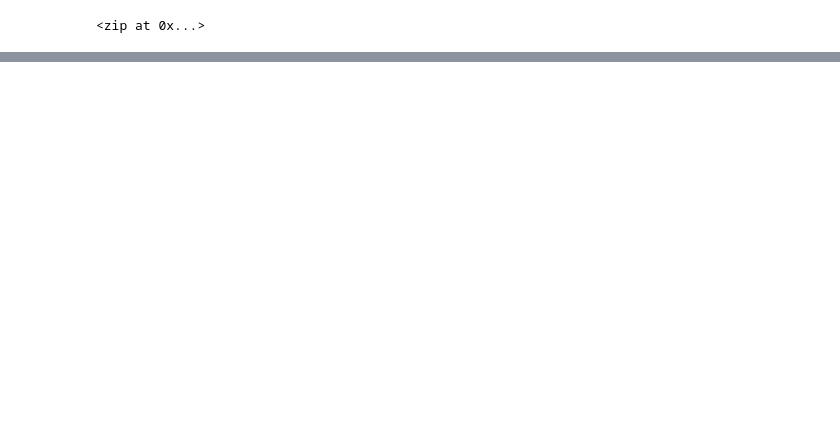
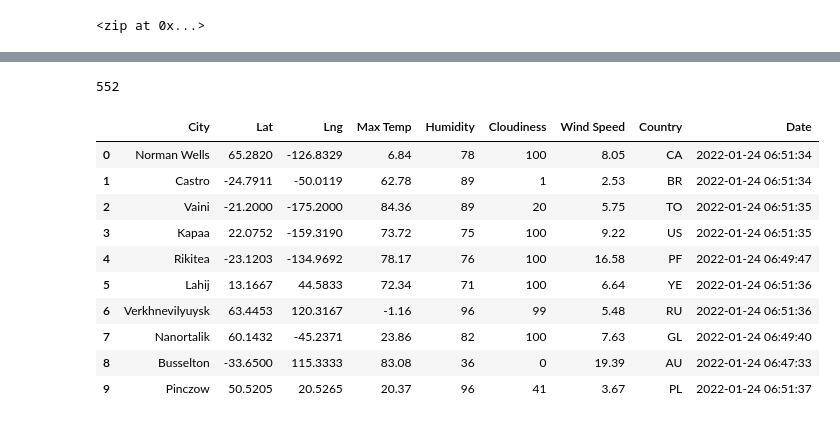
Before and after one commit to nedflowers/World_Weather_Analysis, a Jupyter notebook: WeatherPy.ipynb, the cells around one changed output, grey strips where cells are left out. Saved outputs shown, nothing was run; the diff lists cells and outputs as text; code cells hidden in the pictures; blank space fills up the shorter version.

```diff
--- a/WeatherPy.ipynb
+++ b/WeatherPy.ipynb
@@ -35,0 +127,20 @@ len(cities)
+# %%
+print(len(city_data))
+# %% [output]
+552
+# %%
+# Convert the array of dictionaries to a Pandas DataFrame.
+city_data_df = pd.DataFrame(city_data)
+city_data_df.head(10)
+# %% [output]
+|  | City | Lat | Lng | Max Temp | Humidity | Cloudiness | Wind Speed | Country | Date |
+| 0 | Norman Wells | 65.2820 | -126.8329 | 6.84 | 78 | 100 | 8.05 | CA | 2022-01-24 06:51:34 |
+| 1 | Castro | -24.7911 | -50.0119 | 62.78 | 89 | 1 | 2.53 | BR | 2022-01-24 06:51:34 |
+| 2 | Vaini | -21.2000 | -175.2000 | 84.36 | 89 | 20 | 5.75 | TO | 2022-01-24 06:51:35 |
+| 3 | Kapaa | 22.0752 | -159.3190 | 73.72 | 75 | 100 | 9.22 | US | 2022-01-24 06:51:35 |
+| 4 | Rikitea | -23.1203 | -134.9692 | 78.17 | 76 | 100 | 16.58 | PF | 2022-01-24 06:49:47 |
+| 5 | Lahij | 13.1667 | 44.5833 | 72.34 | 71 | 100 | 6.64 | YE | 2022-01-24 06:51:36 |
+| 6 | Verkhnevilyuysk | 63.4453 | 120.3167 | -1.16 | 96 | 99 | 5.48 | RU | 2022-01-24 06:51:36 |
+| 7 | Nanortalik | 60.1432 | -45.2371 | 23.86 | 82 | 100 | 7.63 | GL | 2022-01-24 06:49:40 |
+| 8 | Busselton | -33.6500 | 115.3333 | 83.08 | 36 | 0 | 19.39 | AU | 2022-01-24 06:47:33 |
+| 9 | Pinczow | 50.5205 | 20.5265 | 20.37 | 96 | 41 | 3.67 | PL | 2022-01-24 06:51:37 |
```
Also changed, not shown: parts of 8 cells of this notebook, 5 other files.
